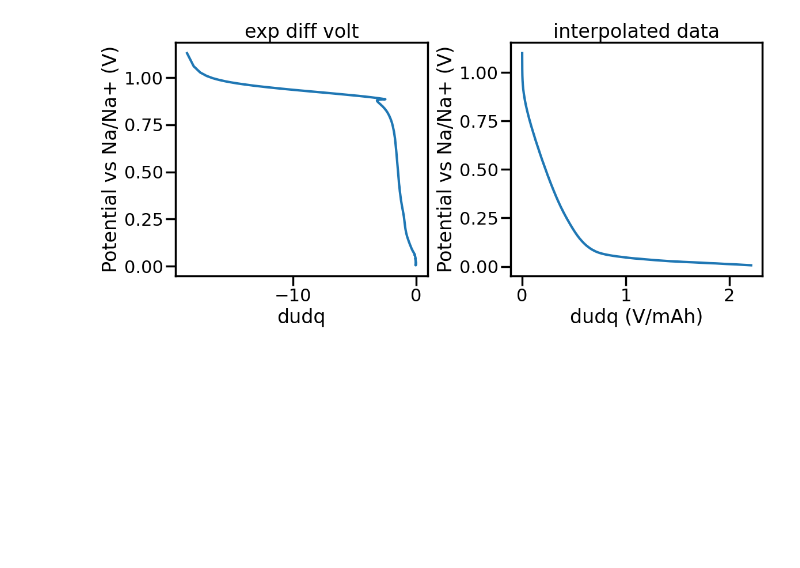
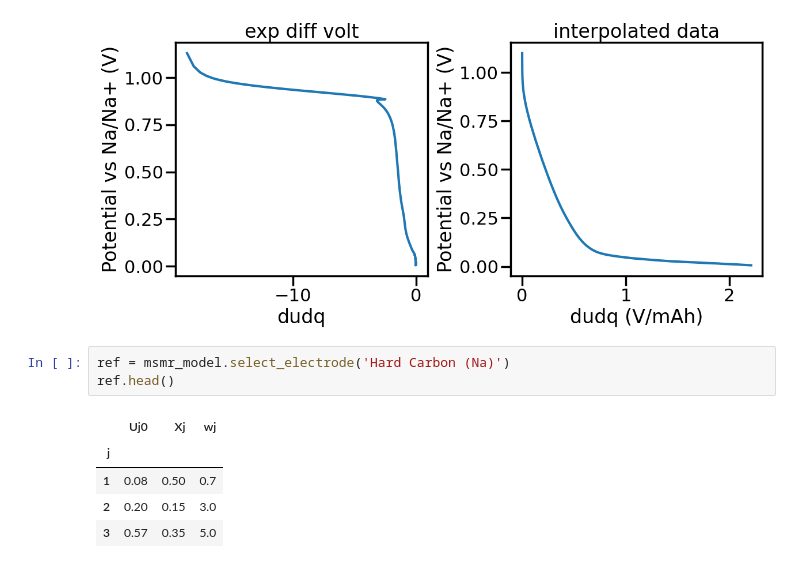
Before and after one commit to roselee3/msmr-tool, a Jupyter notebook: msmr_tool_workflow.ipynb, the cells around one changed output. Cells and saved outputs as stored; diff of their text form; blank space fills up the shorter version.

```diff
--- a/msmr_tool_workflow.ipynb
+++ b/msmr_tool_workflow.ipynb
@@ -62,3 +70,12 @@ ax[1].plot(test2[1], v_range)
 plt.show()
 # %% [output]
 [figure]
+# %%
+ref = msmr_model.select_electrode('Hard Carbon (Na)')
+ref.head()
+# %% [output]
+|  | Uj0 | Xj | wj |
+| j |  |  |  |
+| 1 | 0.08 | 0.50 | 0.7 |
+| 2 | 0.20 | 0.15 | 3.0 |
+| 3 | 0.57 | 0.35 | 5.0 |
```
Also changed, not shown: parts of 2 cells of this notebook, 15 other files.
